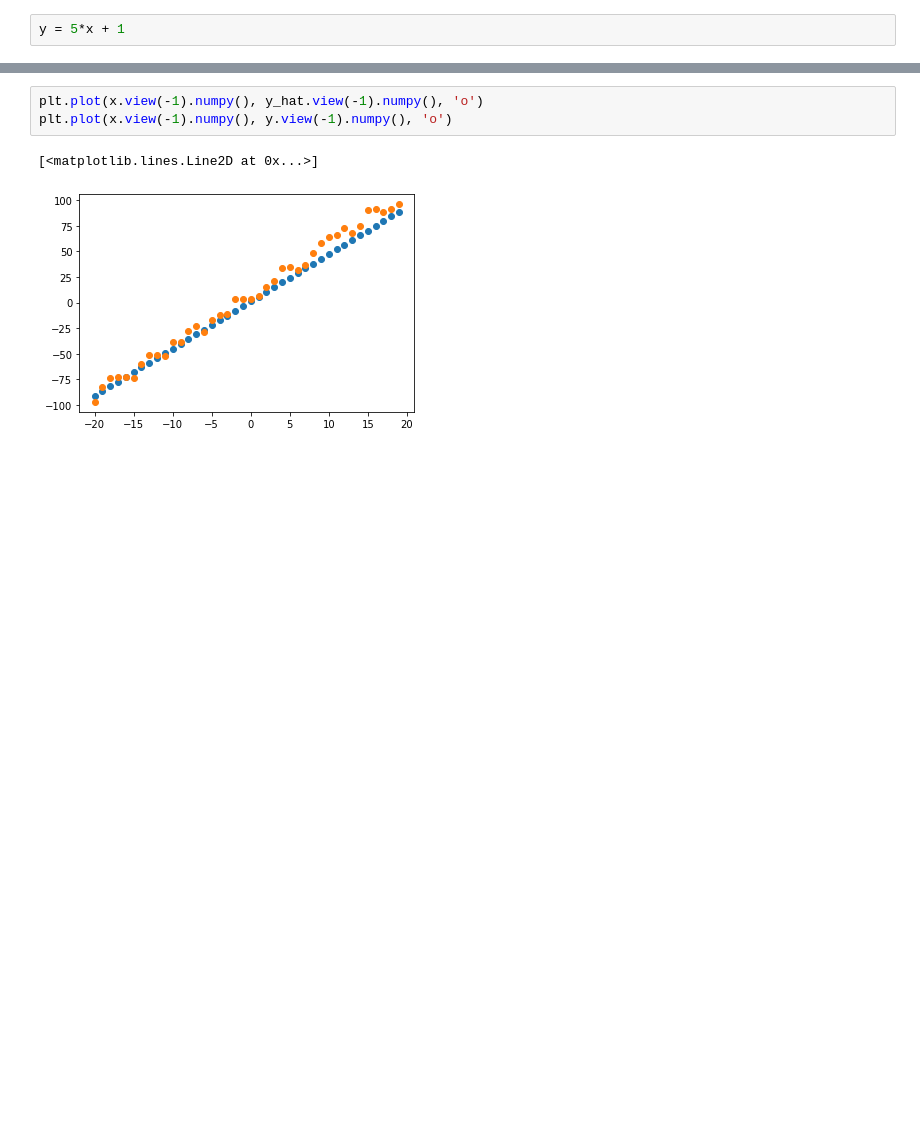
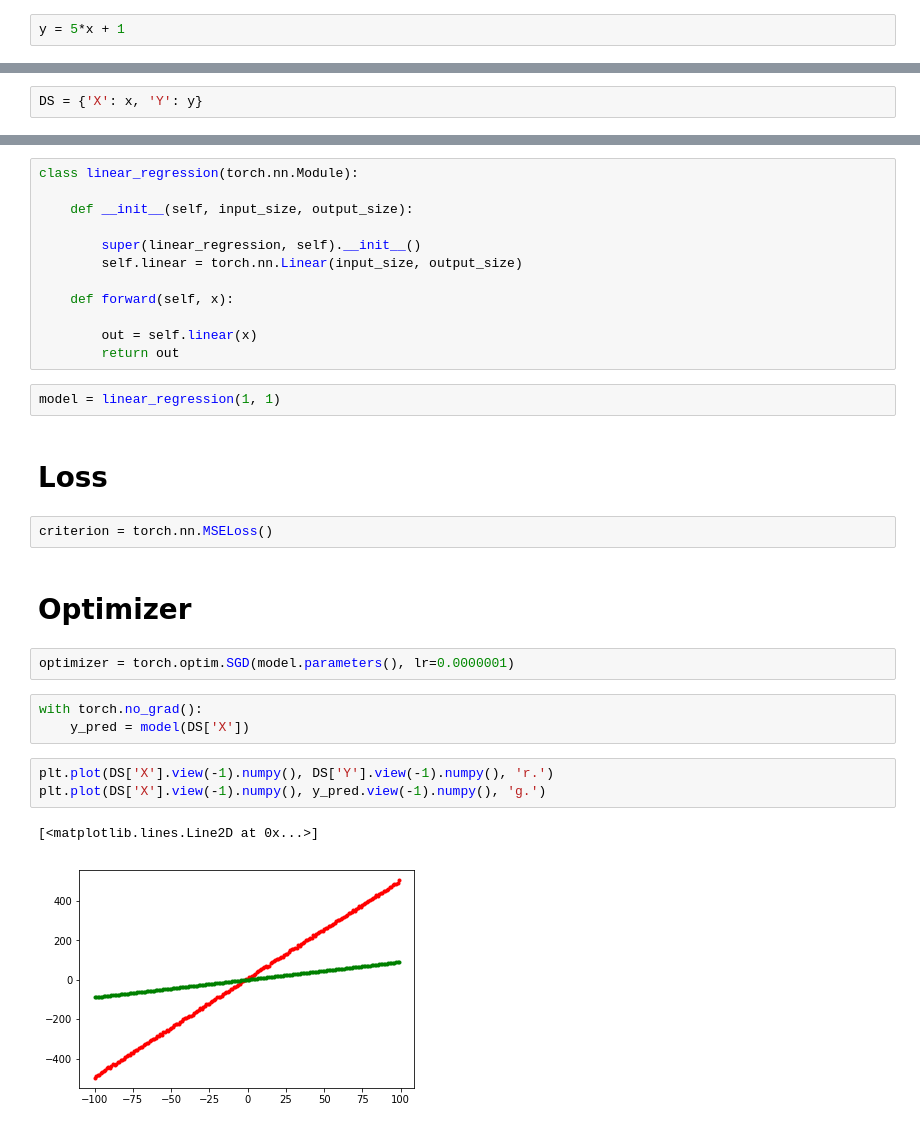
Before and after one commit to liiniix/NN_by_hand, a Jupyter notebook: basic_regression.ipynb, the cells around one changed output, grey strips where cells are left out. Cells and saved outputs as stored; diff of their text form; blank space fills up the shorter version.

Commit message:
basic regression

```diff
--- a/basic_regression.ipynb
+++ b/basic_regression.ipynb
@@ -63,0 +19,2 @@ tensor([[4.6246]]) tensor([1.1084])
+# %%
+DS = {'X': x, 'Y': y}
@@ -64,6 +57,31 @@ tensor([[4.6246]]) tensor([1.1084])
+# %%
+class linear_regression(torch.nn.Module):
+
+    def __init__(self, input_size, output_size):
+
+        super(linear_regression, self).__init__()
+        self.linear = torch.nn.Linear(input_size, output_size)
+
+    def forward(self, x):
+
+        out = self.linear(x)
+        return out
+# %%
+model = linear_regression(1, 1)
+# %% [markdown]
+# Loss
+# %%
+criterion = torch.nn.MSELoss()
+# %% [markdown]
+# Optimizer
+# %%
+optimizer = torch.optim.SGD(model.parameters(), lr=0.0000001)
+# %%
+with torch.no_grad():
+    y_pred = model(DS['X'])
 # %%
-plt.plot(x.view(-1).numpy(), y_hat.view(-1).numpy(), 'o')
-plt.plot(x.view(-1).numpy(), y.view(-1).numpy(), 'o')
+plt.plot(DS['X'].view(-1).numpy(), DS['Y'].view(-1).numpy(), 'r.')
+plt.plot(DS['X'].view(-1).numpy(), y_pred.view(-1).numpy(), 'g.')
 # %% [output]
 [<matplotlib.lines.Line2D at 0x...>]
-[figure, old version]
+[figure, new version]
```
Also changed, not shown: parts of 24 cells of this notebook.
